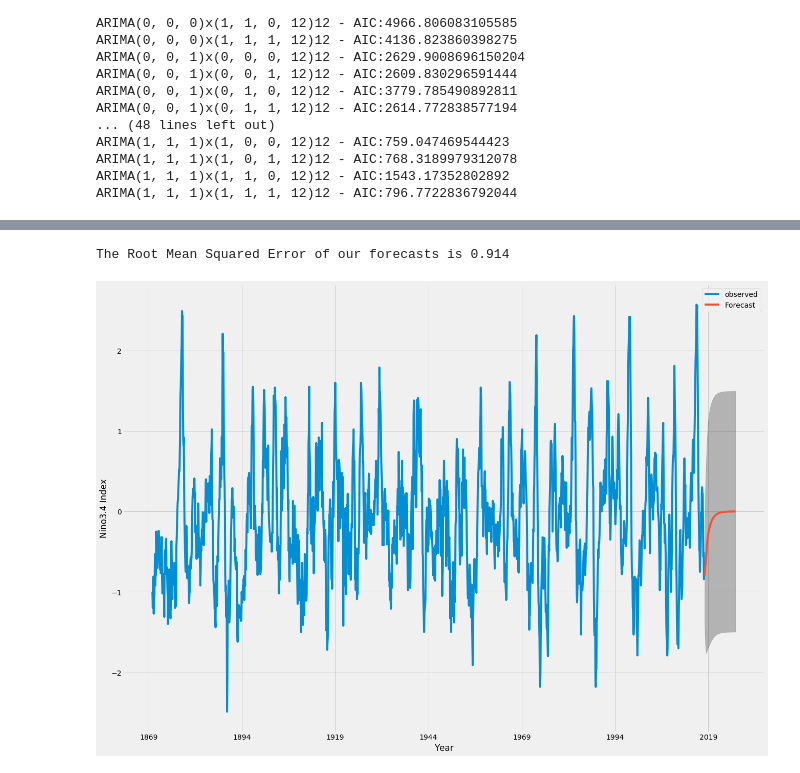
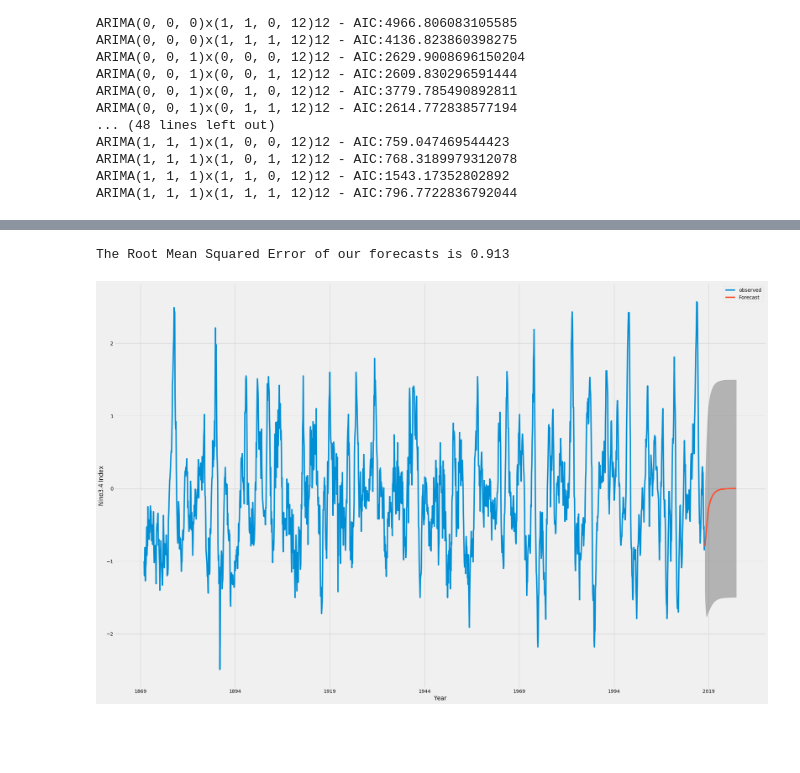
Before and after one commit to KrisCheng/Deep4Cli, a Jupyter notebook: single_nino_index/ARIMA_model/ARIMA_ENSO_no_preprocessing.ipynb, the cells around one changed output, grey strips where cells are left out. Cells and saved outputs as stored; diff of their text form; code cells hidden in the pictures; blank space fills up the shorter version.

```diff
--- a/single_nino_index/ARIMA_model/ARIMA_ENSO_no_preprocessing.ipynb
+++ b/single_nino_index/ARIMA_model/ARIMA_ENSO_no_preprocessing.ipynb
@@ -98,7 +98,7 @@ ARIMA(1, 1, 1)x(1, 1, 0, 12)12 - AIC:1543.17352802892
 ARIMA(1, 1, 1)x(1, 1, 1, 12)12 - AIC:796.7722836792044
 # %%
 mod = sm.tsa.statespace.SARIMAX(series,
-                                order=(1, 0, 0),
+                                order=(1, 0, 1),
                                 seasonal_order=(0, 0, 1, 12),
                                 enforce_stationarity=False,
                                 enforce_invertibility=False)
@@ -179,22 +196,22 @@ y_truth = series['1988-01-01':]
 rmse = sqrt(((y_forecasted - y_truth) ** 2).mean())
 print('The Root Mean Squared Error of our forecasts is {}'.format(round(rmse, 3)))
 # %% [output]
-The Root Mean Squared Error of our forecasts is 0.914
+The Root Mean Squared Error of our forecasts is 0.913
 # %%
 # Get forecast 500 steps ahead in future
 pred_uc = results.get_forecast(steps=100)
 
 # Get confidence intervals of forecasts
 pred_ci = pred_uc.conf_int()
-ax = series.plot(label='observed', figsize=(20, 15))
+ax = series.plot(label='observed', figsize=(30, 20))
 pred_uc.predicted_mean.plot(ax=ax, label='Forecast')
 ax.fill_between(pred_ci.index,
                 pred_ci.iloc[:, 0],
                 pred_ci.iloc[:, 1], color='k', alpha=.25)
 ax.set_xlabel('Year')
 ax.set_ylabel('Nino3.4 Index')
 
 plt.legend()
 plt.show()
 # %% [output]
-[figure, old version]
+[figure, new version]
```
Also changed, not shown: parts of 6 cells of this notebook, 2 other files.
